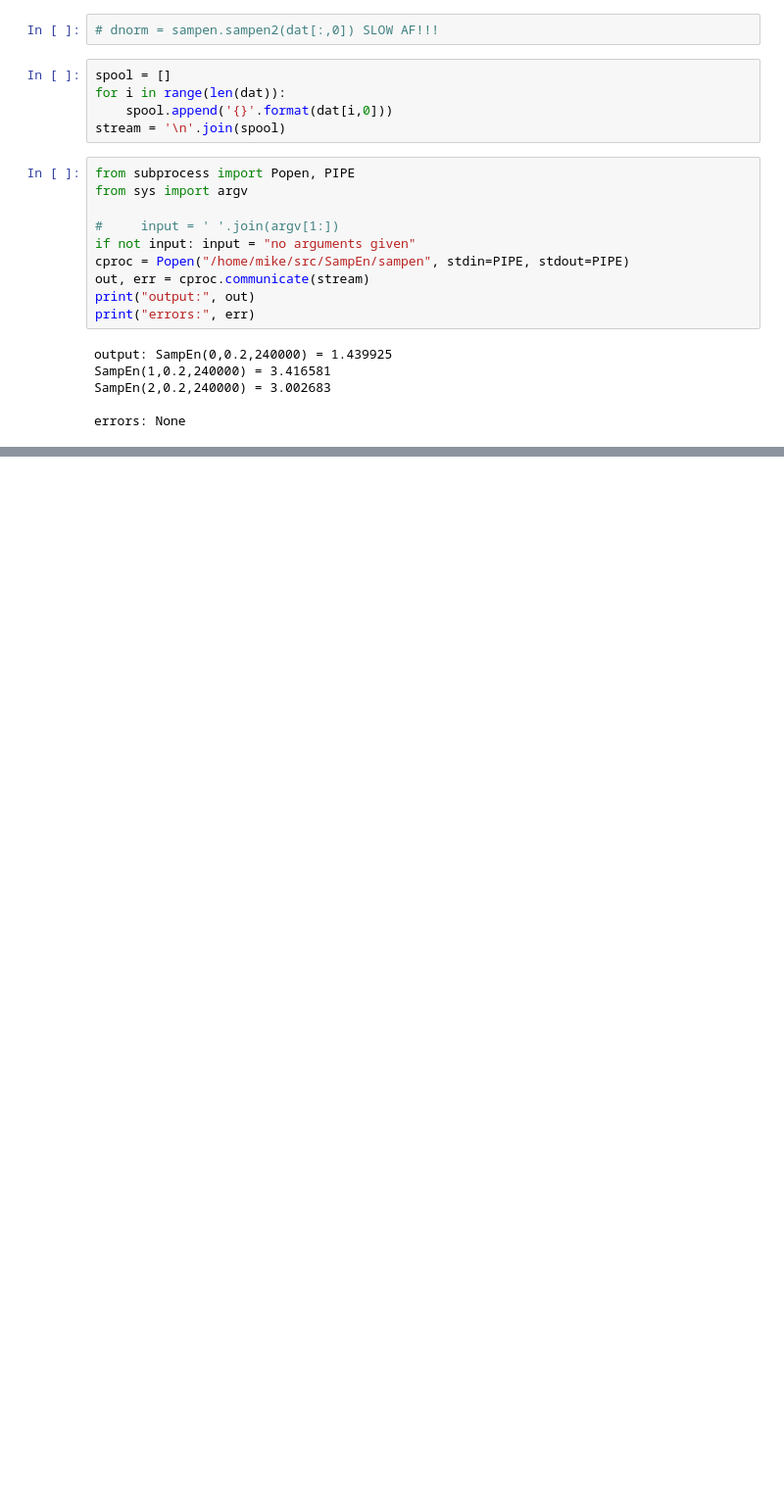
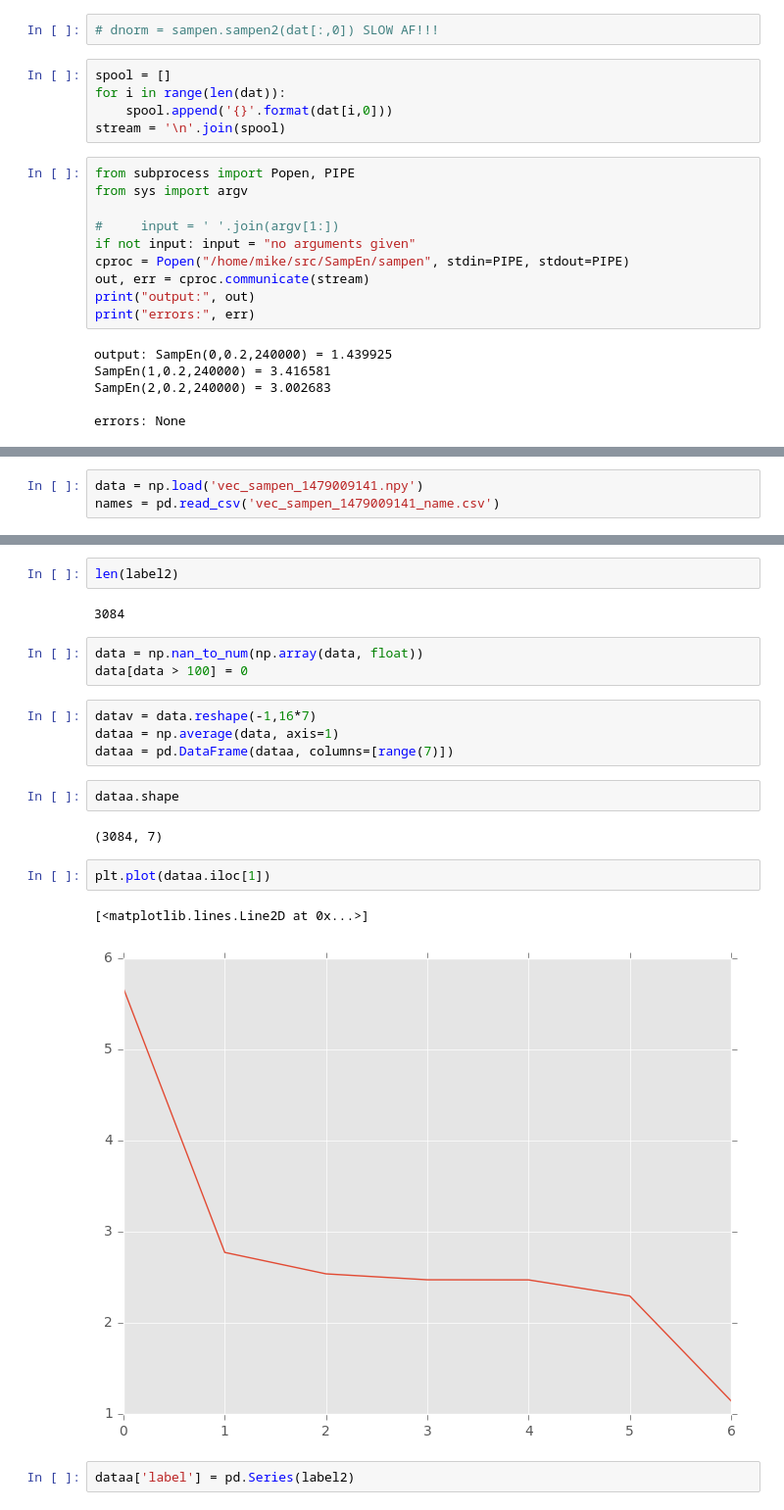
Before and after one commit to xkortex/eeg_seizure_prediction, a Jupyter notebook: vec_sampen01.ipynb, the cells around one changed output, grey strips where cells are left out. Shown at 98% size. Saved outputs shown, nothing was run; the diff lists cells and outputs as text; blank space fills up the shorter version.

Commit message:
added label extrator

```diff
--- a/vec_sampen01.ipynb
+++ b/vec_sampen01.ipynb
@@ -98,0 +140,3 @@ errors: None
+# %%
+data = np.load('vec_sampen_1479009141.npy')
+names = pd.read_csv('vec_sampen_1479009141_name.csv')
@@ -98,0 +156,22 @@ errors: None
+# %%
+len(label2)
+# %% [output]
+3084
+# %%
+data = np.nan_to_num(np.array(data, float))
+data[data > 100] = 0
+# %%
+datav = data.reshape(-1,16*7)
+dataa = np.average(data, axis=1)
+dataa = pd.DataFrame(dataa, columns=[range(7)])
+# %%
+dataa.shape
+# %% [output]
+(3084, 7)
+# %%
+plt.plot(dataa.iloc[1])
+# %% [output]
+[<matplotlib.lines.Line2D at 0x...>]
+[figure, added]
+# %%
+dataa['label'] = pd.Series(label2)
```
Also changed, not shown: parts of 13 cells of this notebook, 1 other file.
